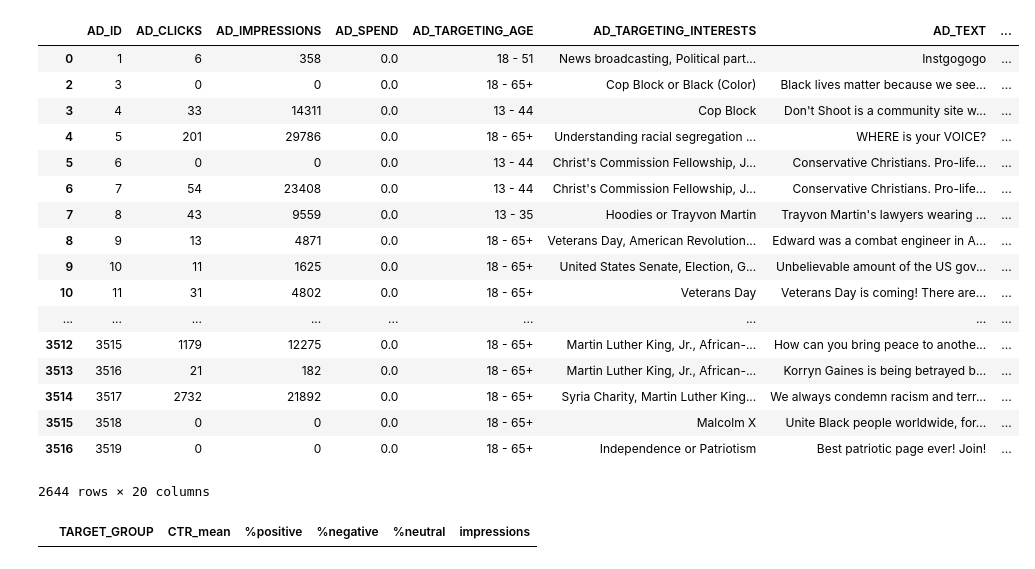
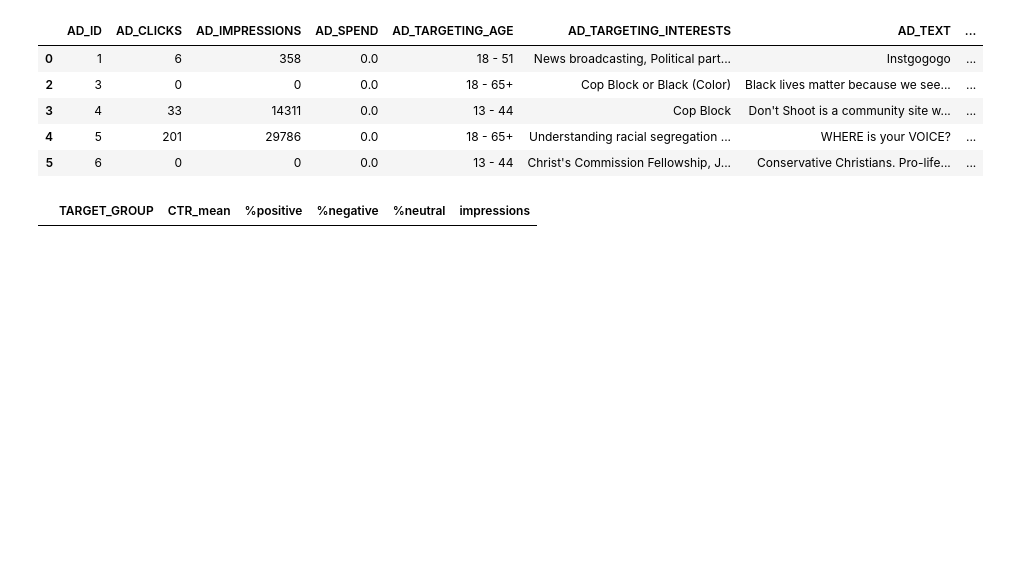
Before and after one commit to walkingCommiter/css_political_ads, a Jupyter notebook: final_analysis.ipynb, the cells around one changed output. Saved outputs shown, nothing was run; the diff lists cells and outputs as text; code cells hidden in the pictures; blank space fills up the shorter version.

```diff
--- a/final_analysis.ipynb
+++ b/final_analysis.ipynb
@@ -17,23 +17,11 @@ df['POLICE'] = np.where(df['AD_TARGETING_INTERESTS'].str.contains('Amendement|Cr
 df['HISPANIC'] = np.where(df['AD_TARGETING_INTERESTS'].str.contains('Mexico|Mexican'), 1, 0)
 df['CONSERVATIVE'] = np.where(df['AD_TARGETING_INTERESTS'].str.contains('Conservative|Conservatism'), 1, 0)
 # %%
-df
+df.head()
 # %% [output]
 |  | AD_ID | AD_CLICKS | AD_IMPRESSIONS | AD_SPEND | AD_TARGETING_AGE | AD_TARGETING_INTERESTS | AD_TEXT | ... |
 | 0 | 1 | 6 | 358 | 0.0 | 18 - 51 | News broadcasting, Political part... | Instgogogo | ... |
 | 2 | 3 | 0 | 0 | 0.0 | 18 - 65+ | Cop Block or Black (Color) | Black lives matter because we see... | ... |
 | 3 | 4 | 33 | 14311 | 0.0 | 13 - 44 | Cop Block | Don't Shoot is a community site w... | ... |
 | 4 | 5 | 201 | 29786 | 0.0 | 18 - 65+ | Understanding racial segregation ... | WHERE is your VOICE? | ... |
 | 5 | 6 | 0 | 0 | 0.0 | 13 - 44 | Christ's Commission Fellowship, J... | Conservative Christians. Pro-life... | ... |
-| 6 | 7 | 54 | 23408 | 0.0 | 13 - 44 | Christ's Commission Fellowship, J... | Conservative Christians. Pro-life... | ... |
-| 7 | 8 | 43 | 9559 | 0.0 | 13 - 35 | Hoodies or Trayvon Martin | Trayvon Martin's lawyers wearing ... | ... |
-| 8 | 9 | 13 | 4871 | 0.0 | 18 - 65+ | Veterans Day, American Revolution... | Edward was a combat engineer in A... | ... |
-| 9 | 10 | 11 | 1625 | 0.0 | 18 - 65+ | United States Senate, Election, G... | Unbelievable amount of the US gov... | ... |
-| 10 | 11 | 31 | 4802 | 0.0 | 18 - 65+ | Veterans Day | Veterans Day is coming! There are... | ... |
-| ... | ... | ... | ... | ... | ... | ... | ... | ... |
-| 3512 | 3515 | 1179 | 12275 | 0.0 | 18 - 65+ | Martin Luther King, Jr., African-... | How can you bring peace to anothe... | ... |
-| 3513 | 3516 | 21 | 182 | 0.0 | 18 - 65+ | Martin Luther King, Jr., African-... | Korryn Gaines is being betrayed b... | ... |
-| 3514 | 3517 | 2732 | 21892 | 0.0 | 18 - 65+ | Syria Charity, Martin Luther King... | We always condemn racism and terr... | ... |
-| 3515 | 3518 | 0 | 0 | 0.0 | 18 - 65+ | Malcolm X | Unite Black people worldwide, for... | ... |
-| 3516 | 3519 | 0 | 0 | 0.0 | 18 - 65+ | Independence or Patriotism | Best patriotic page ever! Join! | ... |
-2644 rows × 20 columns
```
Also changed, not shown: parts of 9 cells of this notebook.
